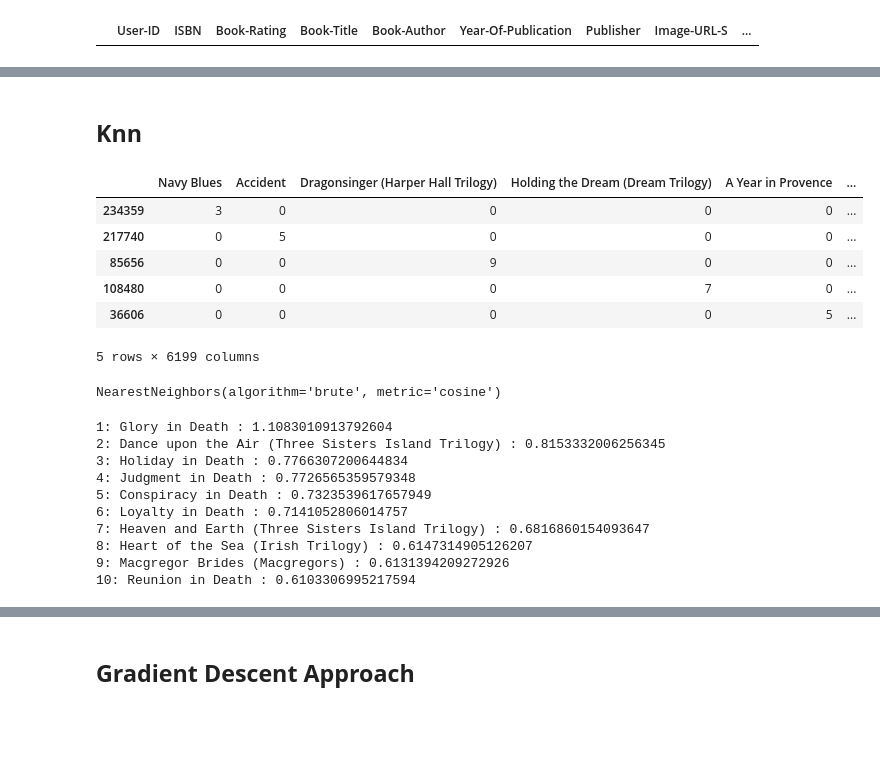
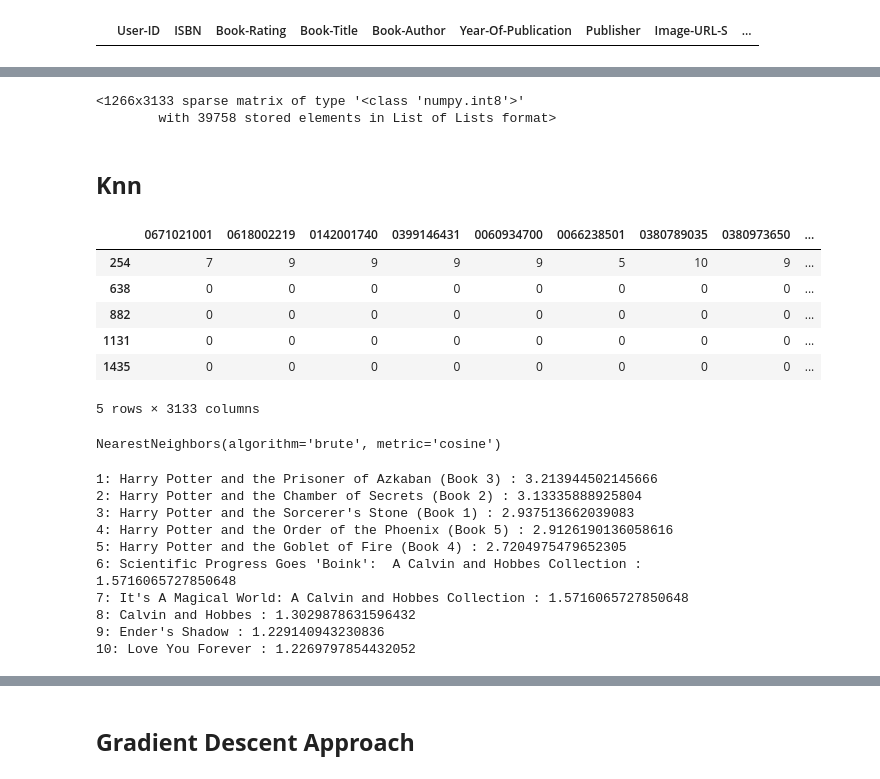
Before and after one commit to Yash1289/Book_Recommendations, a Jupyter notebook: Book_Recommender_System.ipynb, the cells around one changed output, grey strips where cells are left out. Saved outputs shown, nothing was run; the diff lists cells and outputs as text; code cells hidden in the pictures; blank space fills up the shorter version.

Commit message:
Tried testing different types of recommender system and also cleaned up the code

```diff
--- a/Book_Recommender_System.ipynb
+++ b/Book_Recommender_System.ipynb
@@ -289 +246,3 @@ tryi = pd.DataFrame(trainSet.all_ratings(), columns=["uid", "iid","rating"])
+# %%
+testSet_df = surprise_trainset_to_df(trainSet)
 # %%
@@ -410,3 +262,3 @@ Filter the duplicate book reads earlier before filtering the dataframe to only h
 # %%
-users = book_ratings_train_df['User-ID'].unique()
-books = book_ratings_train_df['Book-Title'].unique()
+users = testSet_df['User-ID'].unique()
+books = testSet_df['ISBN'].unique()
@@ -451,3 +265,18 @@ getPopularityRanks(filtered_df , 10 , 259629)
+# %%
+testSet_df['books'] = testSet_df['ISBN'].progress_apply(lambda x : np.argwhere(books == x)[0][0])
+testSet_df['users'] = testSet_df['User-ID'].apply(lambda x : np.argwhere(users == x)[0][0])
+# %%
+occurences = lil_matrix((users.shape[0], books.shape[0]), dtype='int8')
+
+def set_occurences(visitor, item , rating):
+    occurences[visitor, item] = rating
+
+testSet_df.apply(lambda row: set_occurences(row['users'], row['books'] , row["Book-Rating"]), axis=1)
+
+occurences
+# %% [output]
+<1266x3133 sparse matrix of type '<class 'numpy.int8'>'
+        with 39758 stored elements in List of Lists format>
 # %% [markdown]
 ## **Knn**
 # %%
@@ -456,19 +285,22 @@ from collections import defaultdict
 from operator import itemgetter
 # %%
 R = occurences.toarray()
-user_ids = list(book_ratings_train_df["User-ID"].unique())
-book_names = list(book_ratings_train_df["Book-Title"].unique())
+user_ids = list(testSet_df["User-ID"].unique())
+book_isbn = list(testSet_df["ISBN"].unique())
+
+knn_df = ratings_from_selected_users_df.copy()
+knn_indexed_df = knn_df.set_index('User-ID')
 # %%
-knn_preds_df = pd.DataFrame(R, columns = book_names , index = user_ids)
+knn_preds_df = pd.DataFrame(R, columns = book_isbn , index = user_ids)
 knn_preds_df.head()
 # %% [output]
-|  | Navy Blues | Accident | Dragonsinger (Harper Hall Trilogy) | Holding the Dream (Dream Trilogy) | A Year in Provence | ... |
-| 234359 | 3 | 0 | 0 | 0 | 0 | ... |
-| 217740 | 0 | 5 | 0 | 0 | 0 | ... |
-| 85656 | 0 | 0 | 9 | 0 | 0 | ... |
-| 108480 | 0 | 0 | 0 | 7 | 0 | ... |
-| 36606 | 0 | 0 | 0 | 0 | 5 | ... |
+|  | 0671021001 | 0618002219 | 0142001740 | 0399146431 | 0060934700 | 0066238501 | 0380789035 | 0380973650 | ... |
+| 254 | 7 | 9 | 9 | 9 | 9 | 5 | 10 | 9 | ... |
+| 638 | 0 | 0 | 0 | 0 | 0 | 0 | 0 | 0 | ... |
+| 882 | 0 | 0 | 0 | 0 | 0 | 0 | 0 | 0 | ... |
+| 1131 | 0 | 0 | 0 | 0 | 0 | 0 | 0 | 0 | ... |
+| 1435 | 0 | 0 | 0 | 0 | 0 | 0 | 0 | 0 | ... |
-5 rows × 6199 columns
+5 rows × 3133 columns
 # %%
 from sklearn.neighbors import NearestNeighbors
 model_knn=NearestNeighbors(metric = "cosine" , algorithm="brute")
@@ -480,35 +310,36 @@ lookup_df = knn_preds_df.reset_index()
 # %%
-distances, indices = model_knn.kneighbors(lookup_df.iloc[3, 1:].values.reshape(1,-1), n_neighbors = 10)
+lookup_df = knn_preds_df.reset_index()
+distances, indices = model_knn.kneighbors(lookup_df.iloc[5, 1:].values.reshape(1,-1), n_neighbors = 10)
 
 candidates = defaultdict(float)
 
 for index ,similarUser in enumerate(indices.flatten()):
   userId = knn_preds_df.index[similarUser]
   userSimilarityScore = 1 - distances.flatten()[index]
-  theirRatings = list(zip(author_recommender_df.loc[userId]["ISBN" ],author_recommender_df.loc[userId]["Book-Rating" ]))
+  theirRatings = list(zip(knn_indexed_df.loc[userId]["ISBN" ] , knn_indexed_df.loc[userId]["Book-Rating" ]))
   for rating in theirRatings:
-    candidates[rating[0]] += (rating[1] / 10.0) * userSimilarityScore
+    candidates[rating[0]] += ((rating[1] / 10.0) * userSimilarityScore)
 
-primary_userId = knn_preds_df.index[3]
-watched_list = set(author_recommender_df.loc[primary_userId]["ISBN" ])
+primary_userId = knn_preds_df.index[5]
+watched_list = set(testSet_df.loc[primary_userId]["ISBN" ])
 
 pos = 0
 for itemID, ratingSum in sorted(candidates.items(), key=itemgetter(1), reverse=True):
   if not itemID in watched_list:
-    book_title = set(author_recommender_df[author_recommender_df["ISBN"] == itemID]["Book-Title"])
+    book_title = set(knn_indexed_df[knn_indexed_df["ISBN"] == itemID]["Book-Title"])
     print(f'{pos+1}: {next(iter(book_title))} : {ratingSum}')
           #topN[int(trainSet.to_raw_uid(uiid))].append( (int(movieID), 0.0) )
     pos += 1
     if (pos >= 10):
       break
 # %% [output]
-1: Glory in Death : 1.1083010913792604
-2: Dance upon the Air (Three Sisters Island Trilogy) : 0.8153332006256345
-3: Holiday in Death : 0.7766307200644834
-4: Judgment in Death : 0.7726565359579348
-5: Conspiracy in Death : 0.7323539617657949
-6: Loyalty in Death : 0.7141052806014757
-7: Heaven and Earth (Three Sisters Island Trilogy) : 0.6816860154093647
-8: Heart of the Sea (Irish Trilogy) : 0.6147314905126207
-9: Macgregor Brides (Macgregors) : 0.6131394209272926
-10: Reunion in Death : 0.6103306995217594
+1: Harry Potter and the Prisoner of Azkaban (Book 3) : 3.213944502145666
+2: Harry Potter and the Chamber of Secrets (Book 2) : 3.13335888925804
+3: Harry Potter and the Sorcerer's Stone (Book 1) : 2.937513662039083
+4: Harry Potter and the Order of the Phoenix (Book 5) : 2.9126190136058616
+5: Harry Potter and the Goblet of Fire (Book 4) : 2.7204975479652305
+6: Scientific Progress Goes 'Boink':  A Calvin and Hobbes Collection : 1.5716065727850648
+7: It's A Magical World: A Calvin and Hobbes Collection : 1.5716065727850648
+8: Calvin and Hobbes : 1.3029878631596432
+9: Ender's Shadow : 1.229140943230836
+10: Love You Forever : 1.2269797854432052
```
Also changed, not shown: parts of 77 cells of this notebook.
